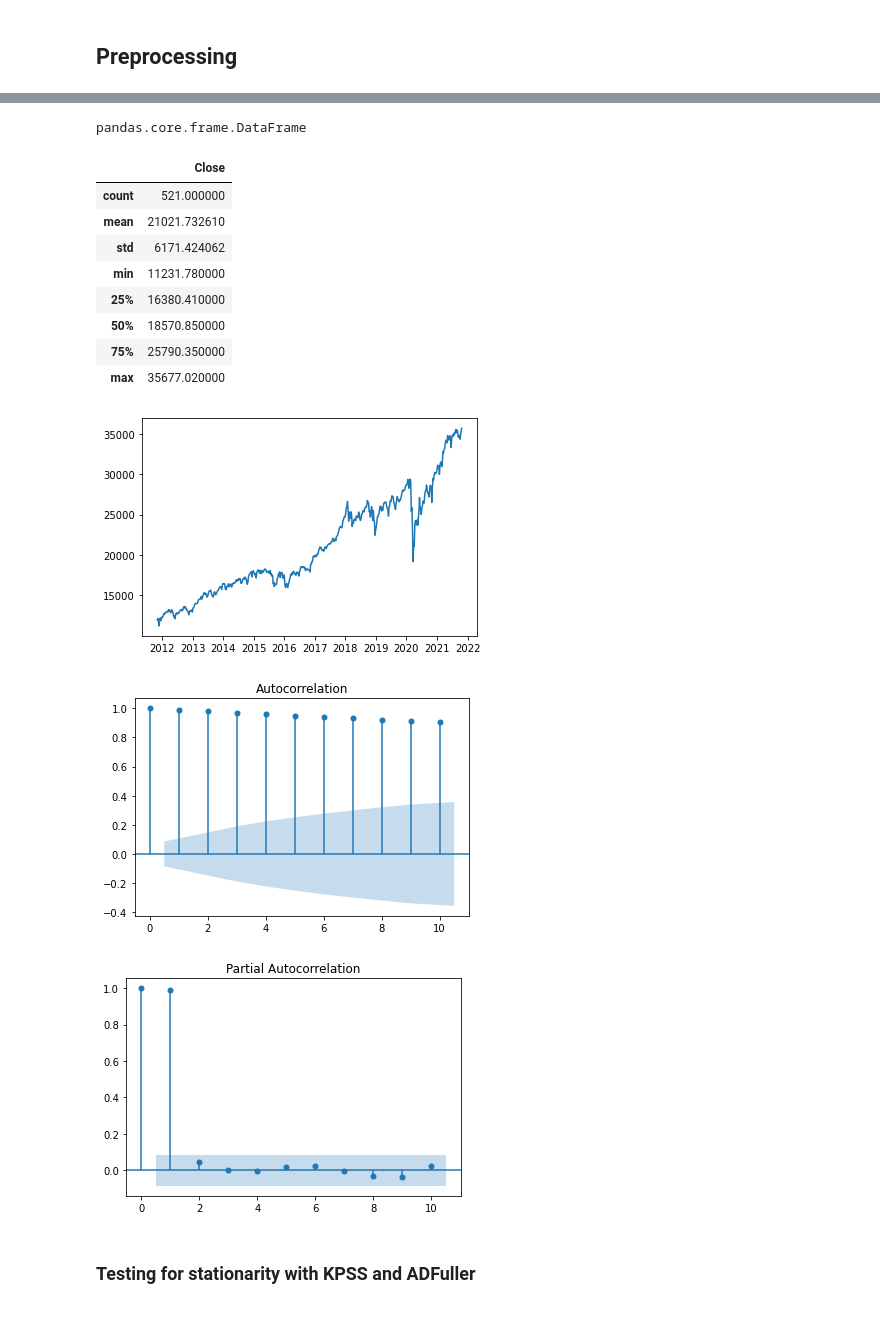
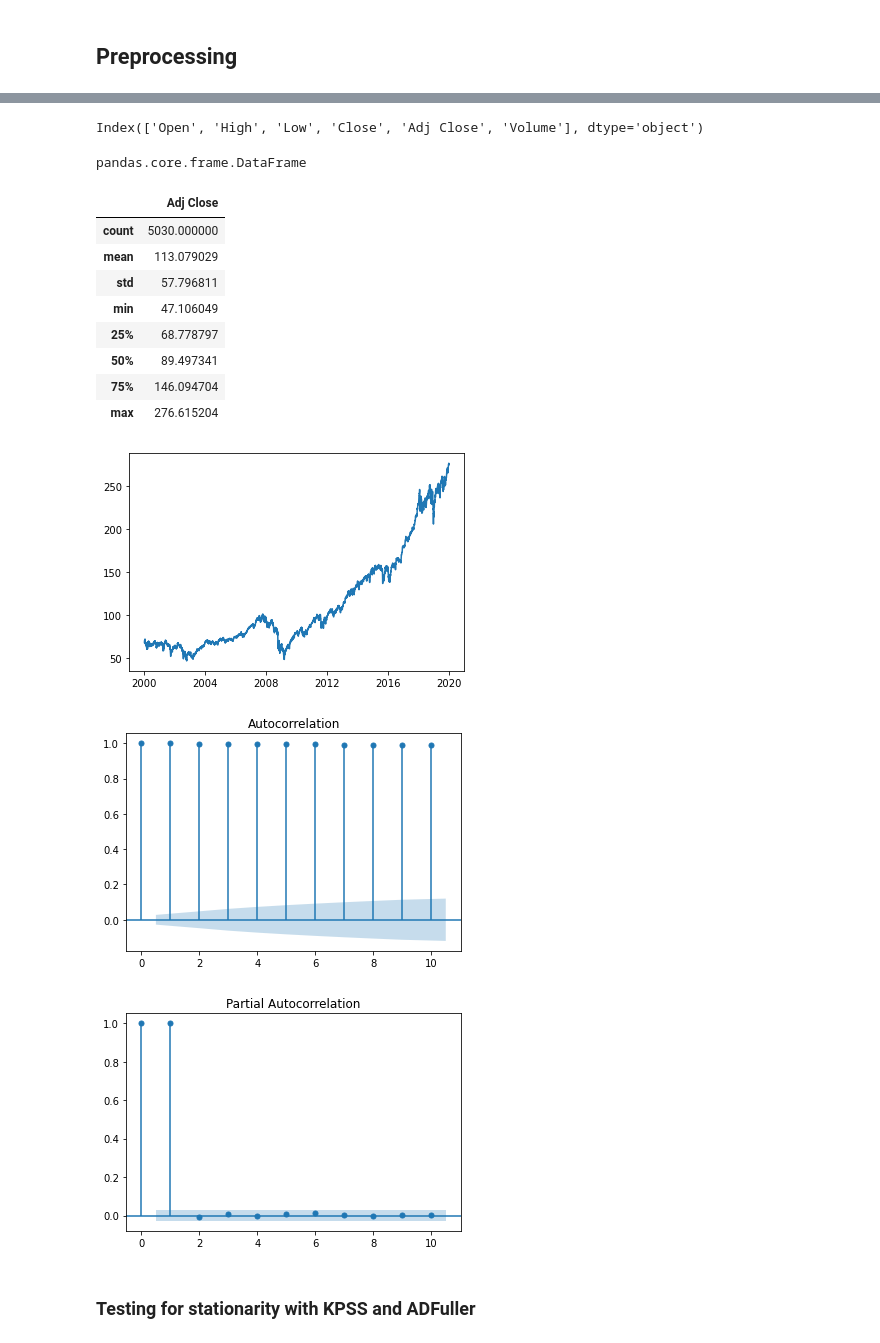
Before and after one commit to Yoriki1/Capstone, a Jupyter notebook: New folder/Preprocessing .ipynb, the cells around one changed output, grey strips where cells are left out. Saved outputs shown, nothing was run; the diff lists cells and outputs as text; code cells hidden in the pictures.

```diff
--- a/New folder/Preprocessing .ipynb
+++ b/New folder/Preprocessing .ipynb
@@ -15,7 +20,7 @@ from statsmodels.graphics import tsaplots
 # %% [markdown]
 ## Loading Data
 # %%
-dji = pd.read_csv('DJIA.csv', index_col='DATE', parse_dates=["DATE"])
+DIA= pd.read_csv('DIA (2).csv', index_col='Date', parse_dates=['Date'])
 # %% [markdown]
 # Exploring the Data
 # %%
@@ -66,3 +81,8 @@ dji
+# %%
+DIA.columns
+# %% [output]
+Index(['Open', 'High', 'Low', 'Close', 'Adj Close', 'Volume'], dtype='object')
 # %%
-dji = dji.rename(columns={'DJIA':'Close'})
+drop = ['Open', 'High', 'Low', 'Close', 'Volume']
+DIA = DIA.drop(columns = drop)
 # %%
@@ -70,26 +90,26 @@ type(dji)
 # %% [output]
 pandas.core.frame.DataFrame
 # %%
-dji.describe()
+DIA.describe()
 # %% [output]
-|  | Close |
-| count | 521.000000 |
-| mean | 21021.732610 |
-| std | 6171.424062 |
-| min | 11231.780000 |
-| 25% | 16380.410000 |
-| 50% | 18570.850000 |
-| 75% | 25790.350000 |
-| max | 35677.020000 |
+|  | Adj Close |
+| count | 5030.000000 |
+| mean | 113.079029 |
+| std | 57.796811 |
+| min | 47.106049 |
+| 25% | 68.778797 |
+| 50% | 89.497341 |
+| 75% | 146.094704 |
+| max | 276.615204 |
 # %%
-plt.plot(dji)
-tsaplots.plot_acf(dji['Close'], lags=10)
-tsaplots.plot_pacf(dji['Close'], lags=10)
-# Show plot
+plt.plot(DIA)
+tsaplots.plot_acf(DIA['Adj Close'], lags=10)
+tsaplots.plot_pacf(DIA['Adj Close'], lags=10)
+
 plt.show()
 # %% [output]
-[figure, old version]
+[figure, new version]
-[figure, old version]
+[figure, new version]
-[figure, old version]
+[figure, new version]
 # %% [markdown]
 ### Testing for stationarity with KPSS and ADFuller
```
Also changed, not shown: parts of 36 cells of this notebook, 6 other files.
